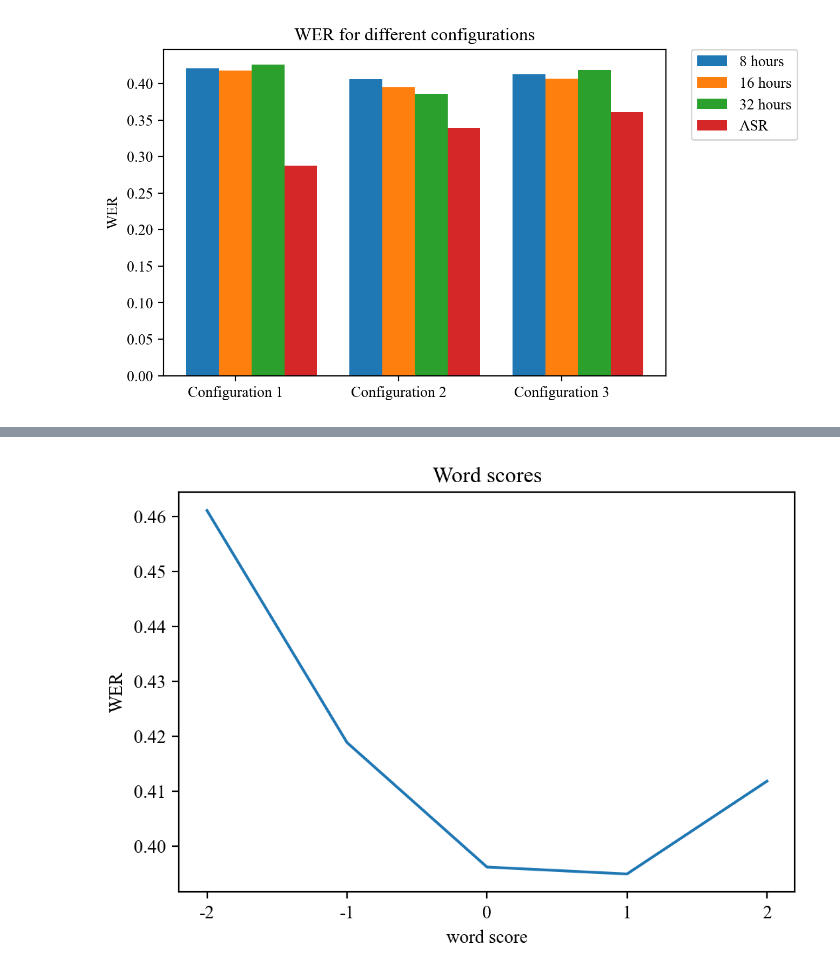
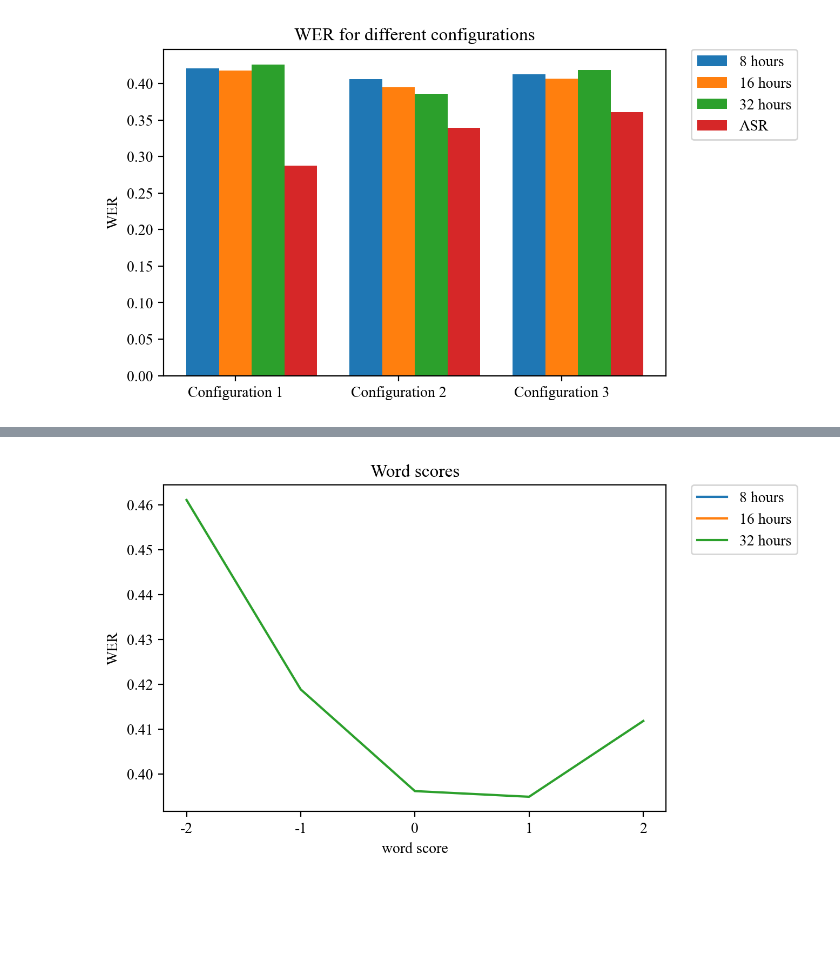
Before and after one commit to Thomaskolb/bsc-thesis, a Jupyter notebook: scripts/results/thesis-results.ipynb, the cells around one changed output, grey strips where cells are left out. Cells and saved outputs as stored; diff of their text form; code cells hidden in the pictures; blank space fills up the shorter version.

```diff
--- a/scripts/results/thesis-results.ipynb
+++ b/scripts/results/thesis-results.ipynb
@@ -128,18 +131,21 @@ plt.show()
-# %%
-# Fine-tuning base10 - different word scores - WER
-
-# testset: 'test'
-data = {
-        'data': [0.46112289783367766, 0.4188714403522149, 0.39619327270468824, 0.3949318684814962, 0.41183074880718246]
-       }
-
-fig, ax = plt.subplots()
-for key in data:
-    ax.plot(data[key], label=key)
-plt.title('Word scores')
-plt.xlabel('word score')
-plt.ylabel('WER')
-plt.xticks(list(range(5)), [-2, -1, 0, 1, 2])
-plt.show()
-# %% [output]
-[figure, removed]
+# %%
+# Fine-tuning base10 - different word scores - WER
+
+# testset: 'test'
+data = {
+        '8 hours': [],
+        '16 hours': [],
+        '32 hours': [0.46112289783367766, 0.4188714403522149, 0.39619327270468824, 0.3949318684814962, 0.41183074880718246]
+       }
+
+fig, ax = plt.subplots()
+for key in data:
+    ax.plot(data[key], label=key)
+plt.title('Word scores')
+plt.xlabel('word score')
+plt.ylabel('WER')
+plt.xticks(list(range(5)), [-2, -1, 0, 1, 2])
+ax.legend(bbox_to_anchor=(1.05, 1), loc='upper left', borderaxespad=0.)
+plt.show()
+# %% [output]
+[figure, added]
```
Also changed, not shown: parts of 1 cell of this notebook, 1 other file.
